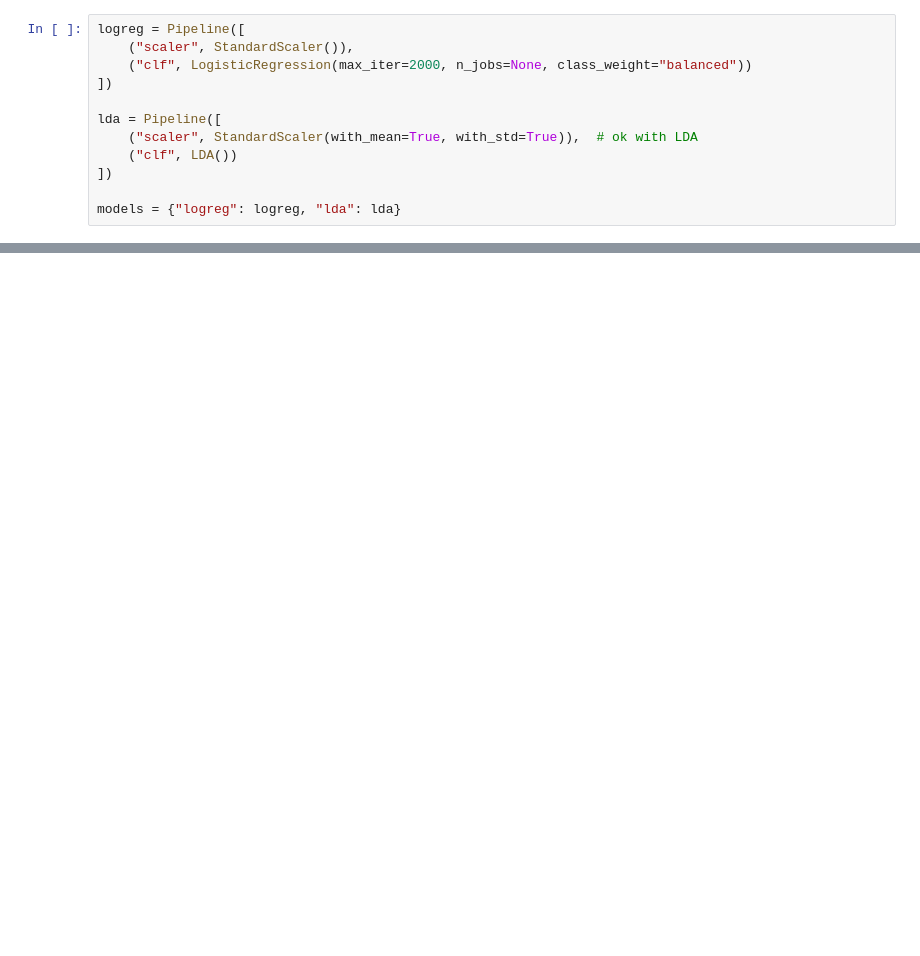
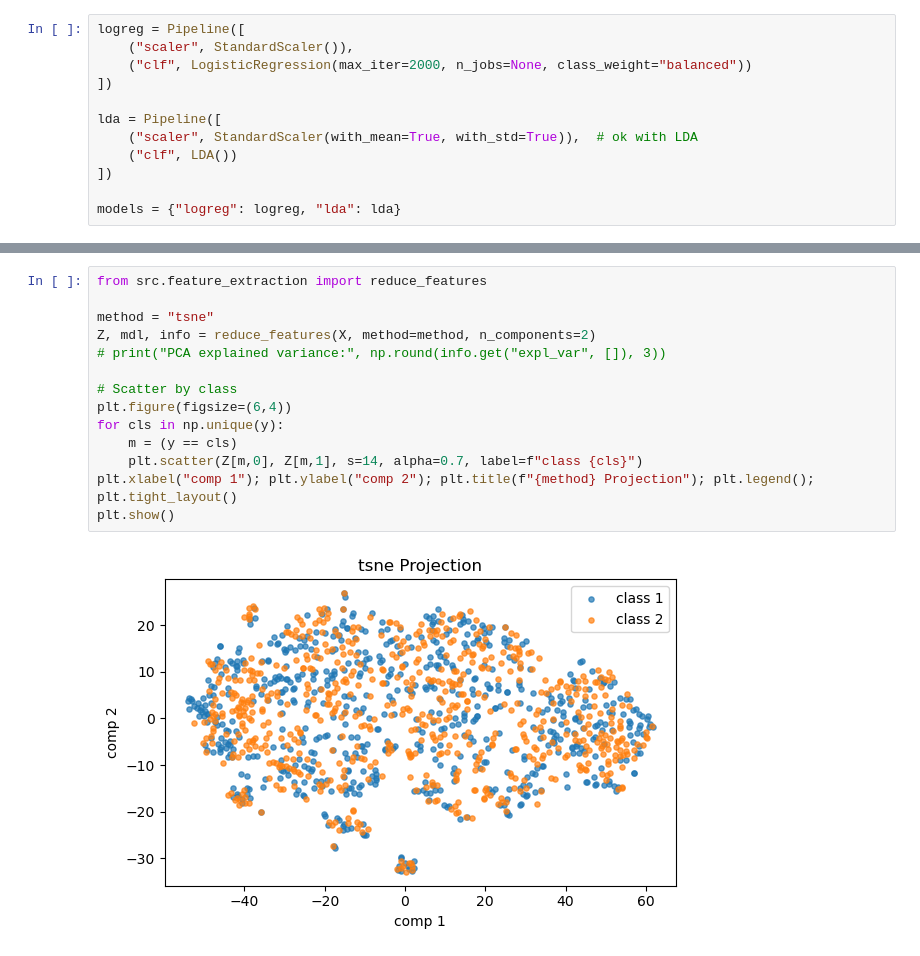
Before and after one commit to sumachinta/Motor-Imagery-EEG-Classifier, a Jupyter notebook: notebooks/03_bandpower_baseline.ipynb, the cells around one changed output, grey strips where cells are left out. Saved outputs shown, nothing was run; the diff lists cells and outputs as text; blank space fills up the shorter version.

```diff
--- a/notebooks/03_bandpower_baseline.ipynb
+++ b/notebooks/03_bandpower_baseline.ipynb
@@ -162,0 +185,16 @@ Best: {'model': 'logreg', 'fold': 2.0, 'acc': 0.701609674012242, 'kappa': 0.4030
+# %%
+from src.feature_extraction import reduce_features
+
+method = "tsne"
+Z, mdl, info = reduce_features(X, method=method, n_components=2)
+# print("PCA explained variance:", np.round(info.get("expl_var", []), 3))
+
+# Scatter by class
+plt.figure(figsize=(6,4))
+for cls in np.unique(y):
+    m = (y == cls)
+    plt.scatter(Z[m,0], Z[m,1], s=14, alpha=0.7, label=f"class {cls}")
+plt.xlabel("comp 1"); plt.ylabel("comp 2"); plt.title(f"{method} Projection"); plt.legend(); plt.tight_layout()
+plt.show()
+# %% [output]
+[figure, added]
```
Also changed, not shown: parts of 9 cells of this notebook.
